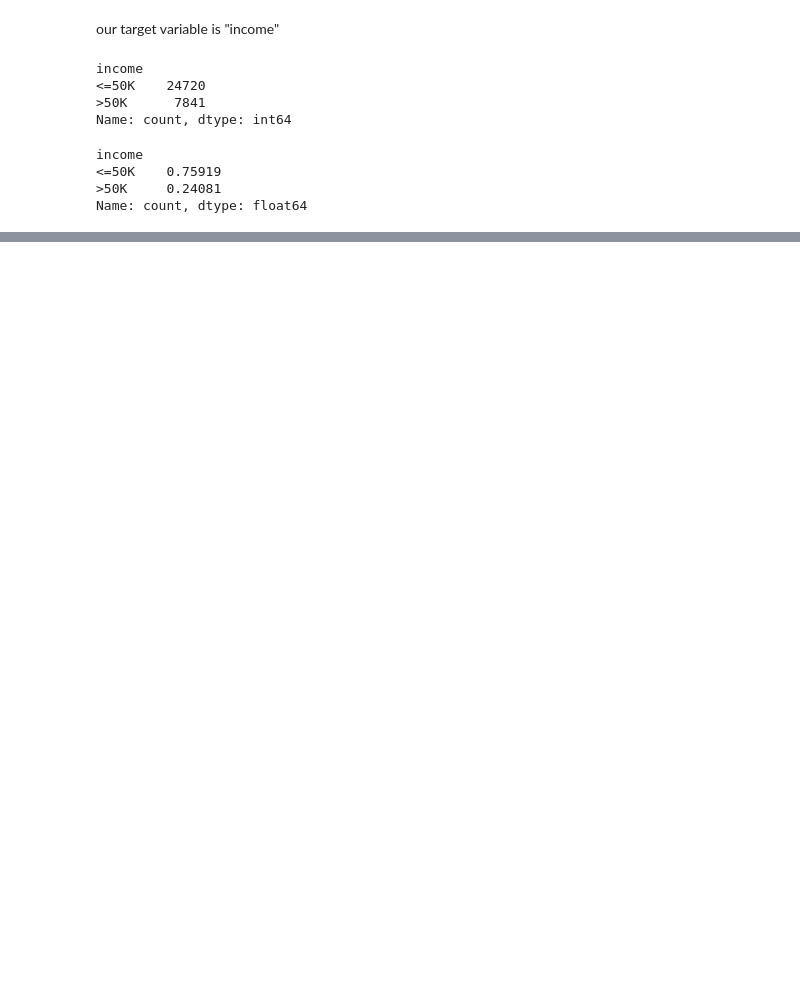
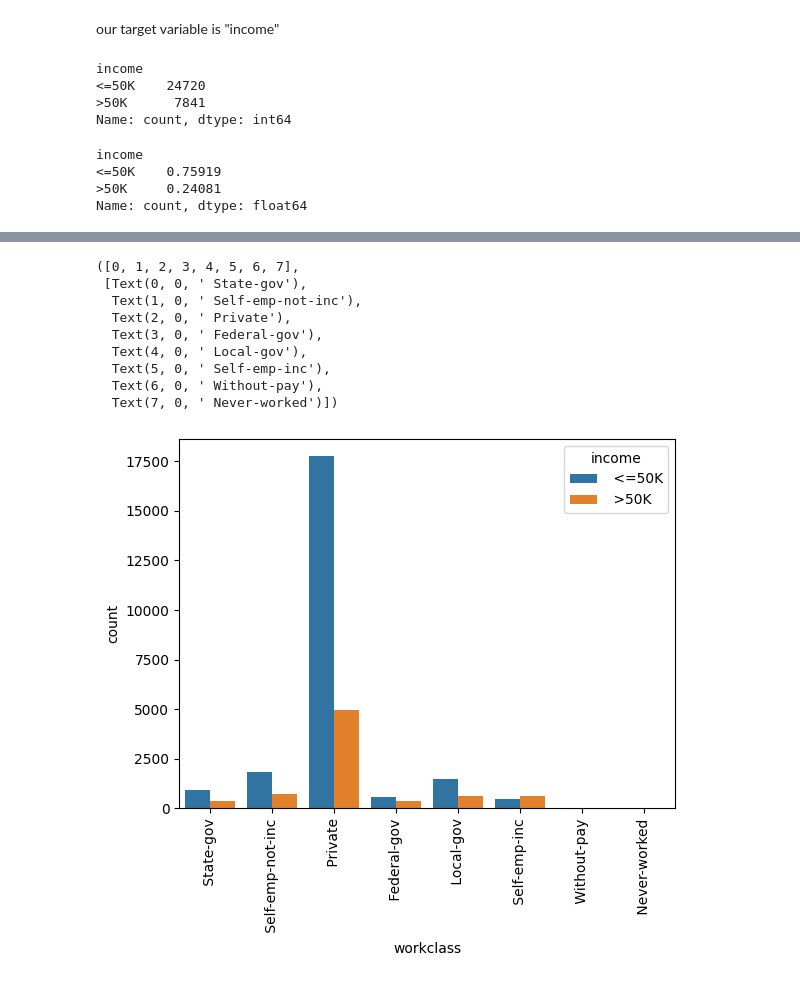
Before and after one commit to mimi428/Income-classification, a Jupyter notebook: incomeclass.ipynb, the cells around one changed output, grey strips where cells are left out. Saved outputs shown, nothing was run; the diff lists cells and outputs as text; code cells hidden in the pictures; blank space fills up the shorter version.

```diff
--- a/incomeclass.ipynb
+++ b/incomeclass.ipynb
@@ -252,0 +266,2 @@ We can see that, the dataset contains 6 numerical variables and 9 categorial var
+# %%
+idata['workclass'].replace(' ?',np.NaN,inplace=True)
@@ -252,0 +288,14 @@ We can see that, the dataset contains 6 numerical variables and 9 categorial var
+# %%
+sns.countplot(x='workclass',hue='income',data=idata)
+plt.xticks(rotation=90)
+# %% [output]
+([0, 1, 2, 3, 4, 5, 6, 7],
+ [Text(0, 0, ' State-gov'),
+  Text(1, 0, ' Self-emp-not-inc'),
+  Text(2, 0, ' Private'),
+  Text(3, 0, ' Federal-gov'),
+  Text(4, 0, ' Local-gov'),
+  Text(5, 0, ' Self-emp-inc'),
+  Text(6, 0, ' Without-pay'),
+  Text(7, 0, ' Never-worked')])
+[figure, added]
```
Also changed, not shown: parts of 33 cells of this notebook.
